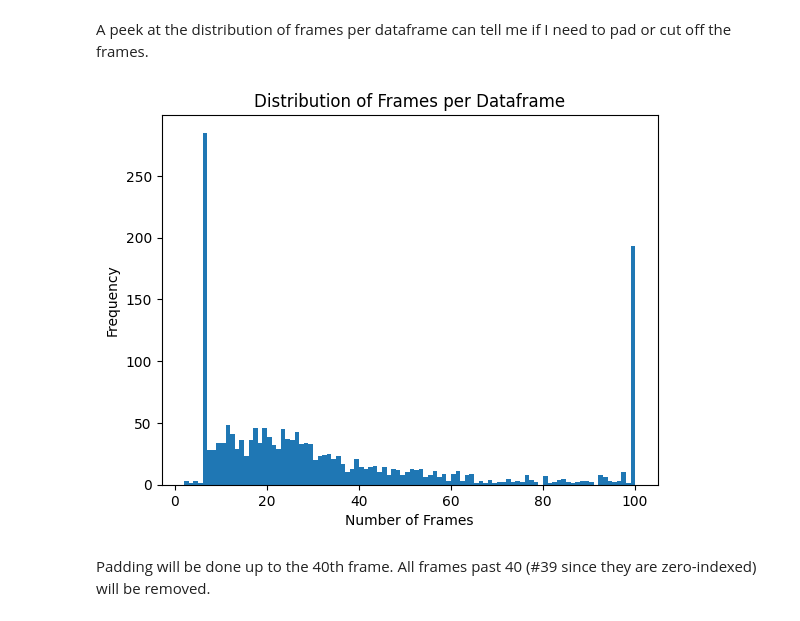
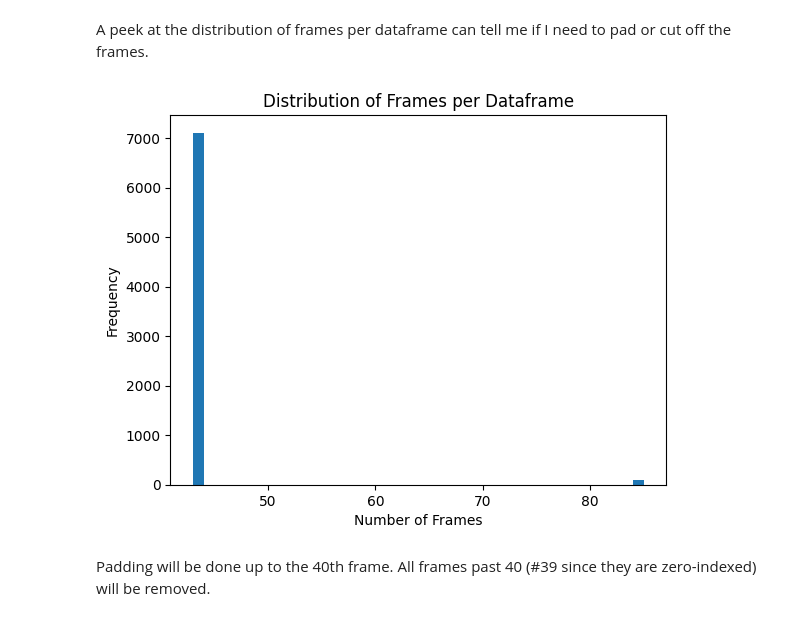
Before and after one commit to AxeFontaine/tamuhack25, a Jupyter notebook: model.ipynb, the cells around one changed output. Saved outputs shown, nothing was run; the diff lists cells and outputs as text; code cells hidden in the pictures.

```diff
--- a/model.ipynb
+++ b/model.ipynb
@@ -19,8 +19,8 @@ gpus
 # %% [markdown]
 Making sure that the directories with the data are all present.
 # %%
-words = os.listdir("words")
+letters = os.listdir("letters")
 
-for word in words:
-    print(f"{word}: {len(os.listdir(f'words/{word}'))}")
+for letter in letters:
+    print(f"{letter}: {len(os.listdir(f'letters/{letter}'))}")
 # %% [output]
@@ -125,0 +69,12 @@ Now processing "animal"
+# %%
+dataframes = []
+
+for letter in letters:
+    num_of_files = min(300, len(os.listdir(f'letters/{letter}')))
+    for file in range(num_of_files):
+        df = pd.read_parquet(f'letters/{letter}/{letter}_{file}.parquet')
+        df.fillna(0, inplace=True)
+        df["sign"] = letters.index(letter)
+        dataframes.append(df)
+
+dataframes[0]
@@ -128,16 +87,16 @@ A peek at the distribution of frames per dataframe can tell me if I need to pad
 # %%
 import matplotlib.pyplot as plt
 
 # Get distribution of frames per dataframe
-frame_counts = [df.shape[0] // 42 for df in dataframes]
+frame_counts = [df.shape[1] for df in dataframes]
 
 # Graph distribution
 plt.hist(frame_counts, bins=range(min(frame_counts), max(frame_counts) + 1))
 plt.xlabel("Number of Frames")
 plt.ylabel("Frequency")
 plt.title("Distribution of Frames per Dataframe")
 plt.show()
 # %% [output]
-[figure, old version]
+[figure, new version]
 # %% [markdown]
 Padding will be done up to the 40th frame. All frames past 40 (#39 since they are zero-indexed) will be removed.
```
Also changed, not shown: parts of 18 cells of this notebook, 1 other file.
